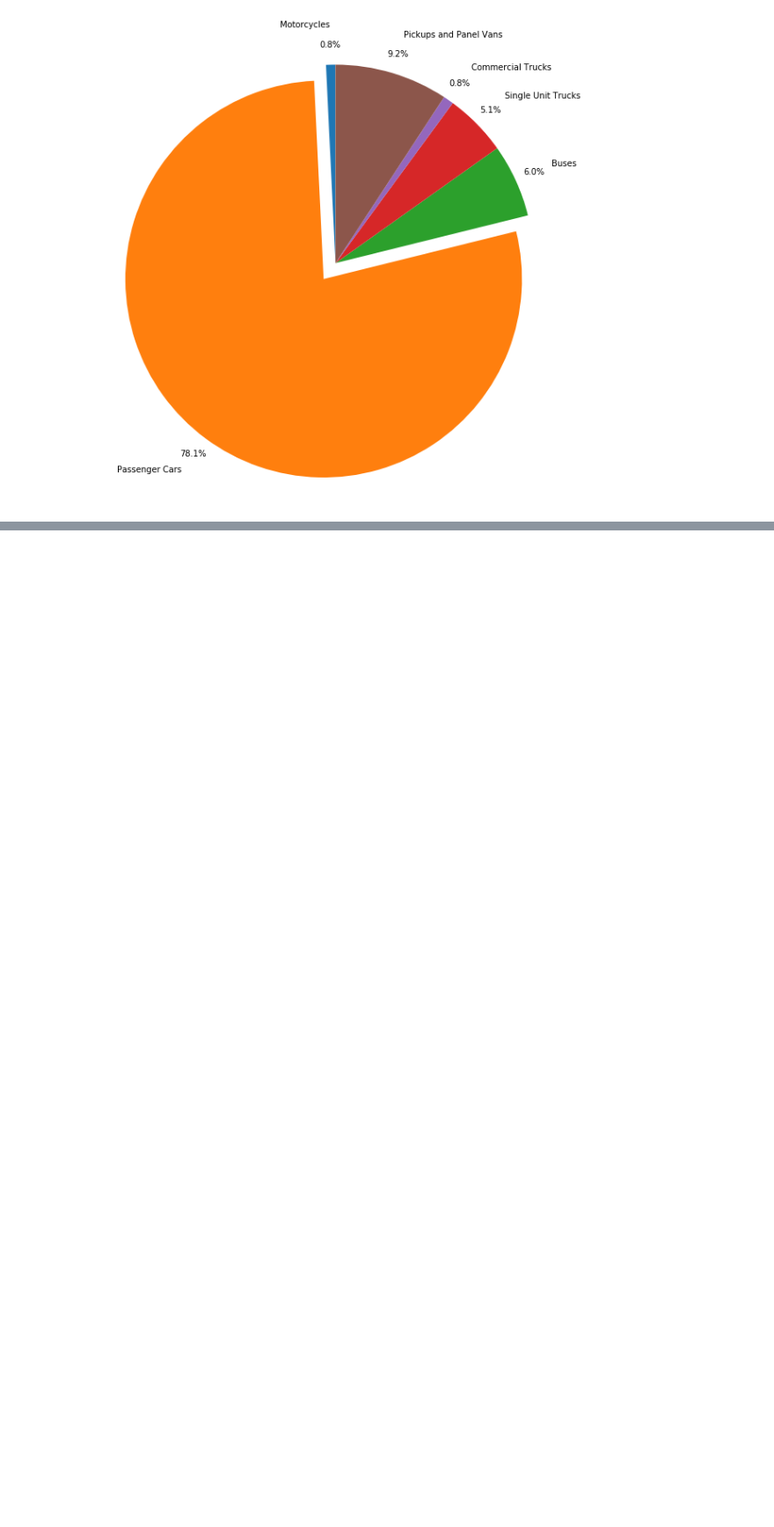
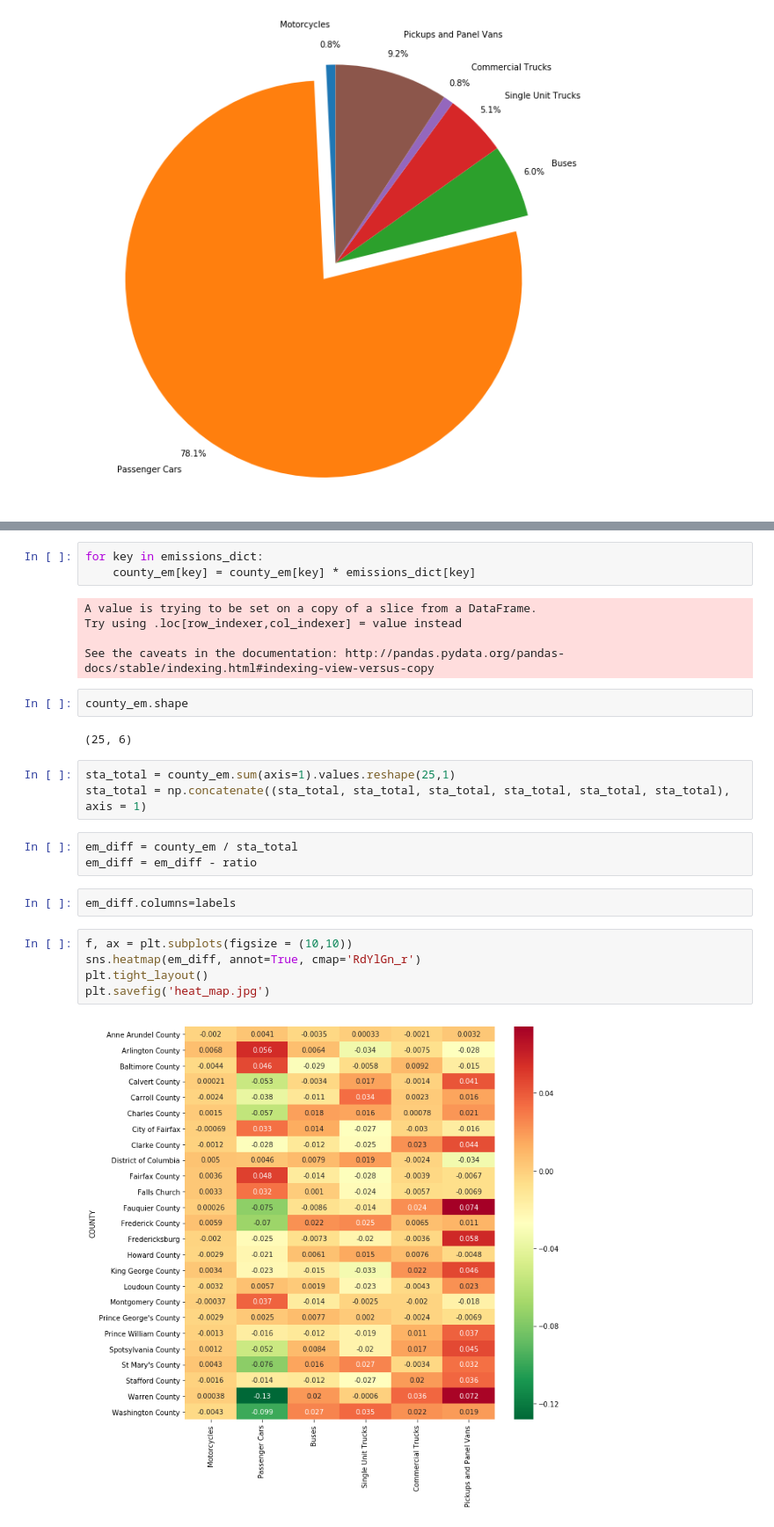
Before and after one commit to jasonahenry/DC20080, a Jupyter notebook: data_analysis.ipynb, the cells around one changed output, grey strips where cells are left out. Shown at 88% size. Cells and saved outputs as stored; diff of their text form; blank space fills up the shorter version.

```diff
--- a/data_analysis.ipynb
+++ b/data_analysis.ipynb
@@ -529,0 +571,27 @@ plt.show()
+# %%
+for key in emissions_dict:
+    county_em[key] = county_em[key] * emissions_dict[key]
+# %% [output]
+A value is trying to be set on a copy of a slice from a DataFrame.
+Try using .loc[row_indexer,col_indexer] = value instead
+
+See the caveats in the documentation: http://pandas.pydata.org/pandas-docs/stable/indexing.html#indexing-view-versus-copy
+# %%
+county_em.shape
+# %% [output]
+(25, 6)
+# %%
+sta_total = county_em.sum(axis=1).values.reshape(25,1)
+sta_total = np.concatenate((sta_total, sta_total, sta_total, sta_total, sta_total, sta_total), axis = 1)
+# %%
+em_diff = county_em / sta_total
+em_diff = em_diff - ratio
+# %%
+em_diff.columns=labels
+# %%
+f, ax = plt.subplots(figsize = (10,10))
+sns.heatmap(em_diff, annot=True, cmap='RdYlGn_r')
+plt.tight_layout()
+plt.savefig('heat_map.jpg')
+# %% [output]
+[figure, added]
```
Also changed, not shown: parts of 15 cells of this notebook, 2 other files.
